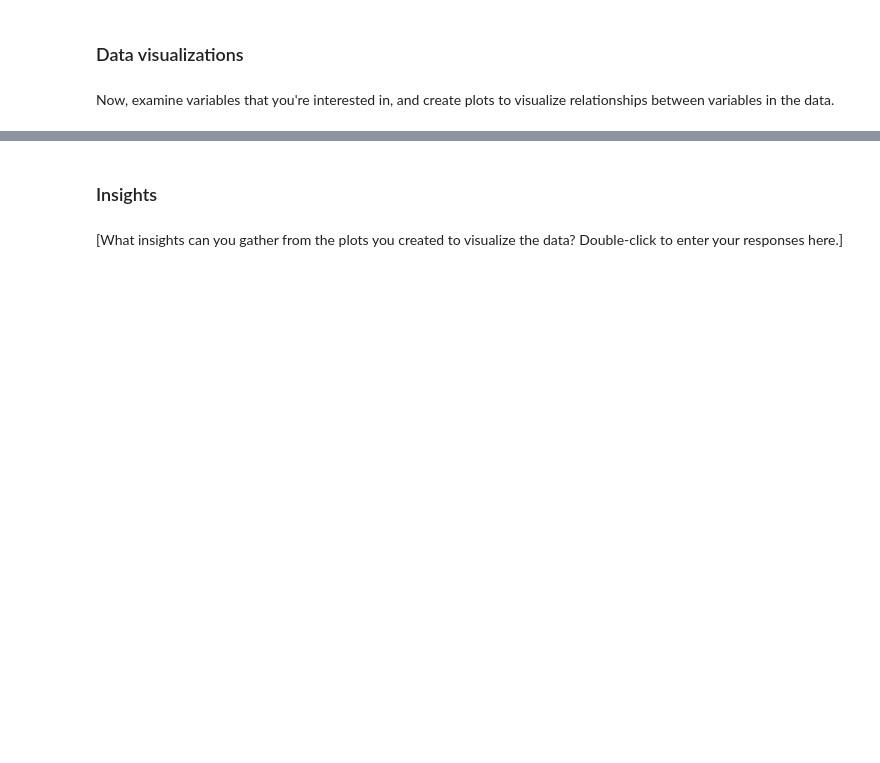
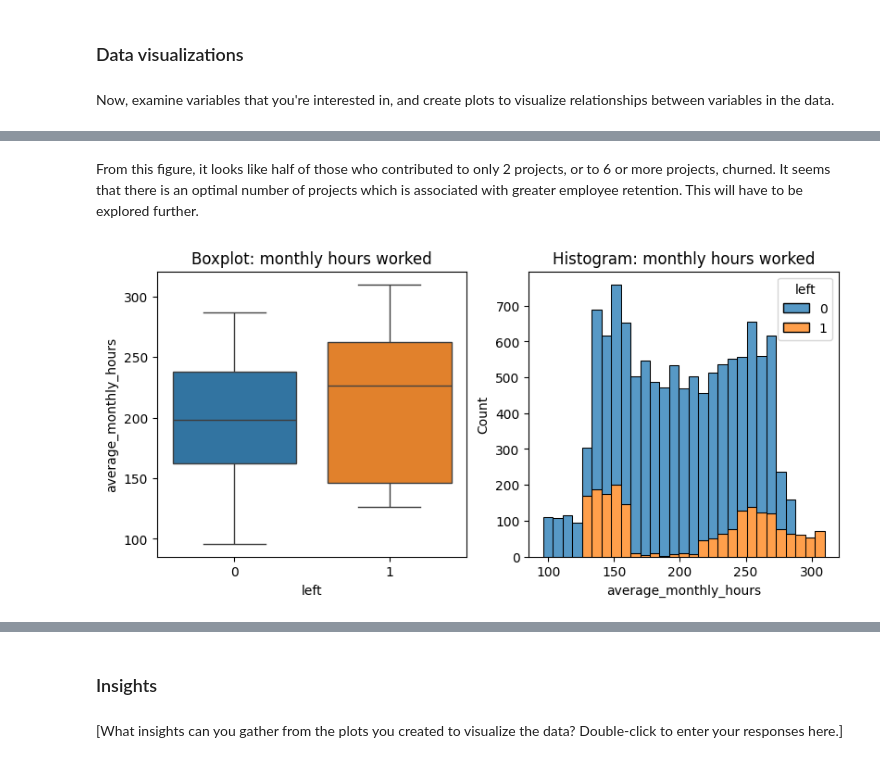
Before and after one commit to dianario/google_capstone_salifort_motors_analytics, a Jupyter notebook: course_7_salifort_motors_project_lab.ipynb, the cells around one changed output, grey strips where cells are left out. Cells and saved outputs as stored; diff of their text form; code cells hidden in the pictures; blank space fills up the shorter version.

```diff
--- a/course_7_salifort_motors_project_lab.ipynb
+++ b/course_7_salifort_motors_project_lab.ipynb
@@ -314,0 +367,23 @@ Now, examine variables that you're interested in, and create plots to visualize
+# %% [markdown]
+From this figure, it looks like half of those who contributed to only 2 projects, or to 6 or more projects, churned. It seems that there is an optimal number of projects which is associated with greater employee retention. This will have to be explored further.
+# %%
+# Explore average monthly hours
+fig, axes = plt.subplots(1,2, figsize=(9.5,4))
+
+sns.boxplot(data=df1,
+            x='left',
+            y='average_monthly_hours',
+            hue='left',
+            legend=False,
+            ax=axes[0])
+axes[0].set_title('Boxplot: monthly hours worked')
+
+sns.histplot(data=df1,
+            x='average_monthly_hours',
+            hue='left',
+            multiple="stack",
+            ax=axes[1])
+axes[1].set_title('Histogram: monthly hours worked')
+plt.show()
+# %% [output]
+[figure, added]
```
Also changed, not shown: parts of 16 cells of this notebook.
